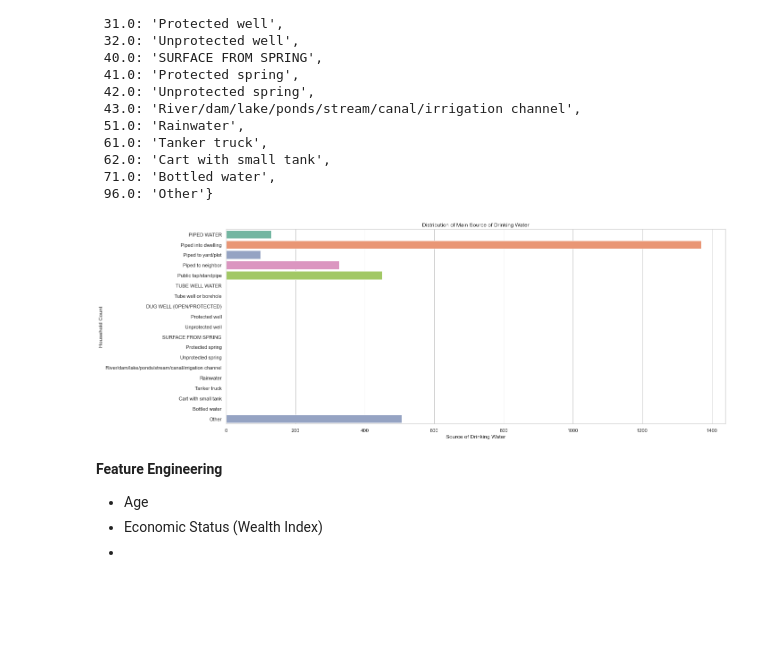
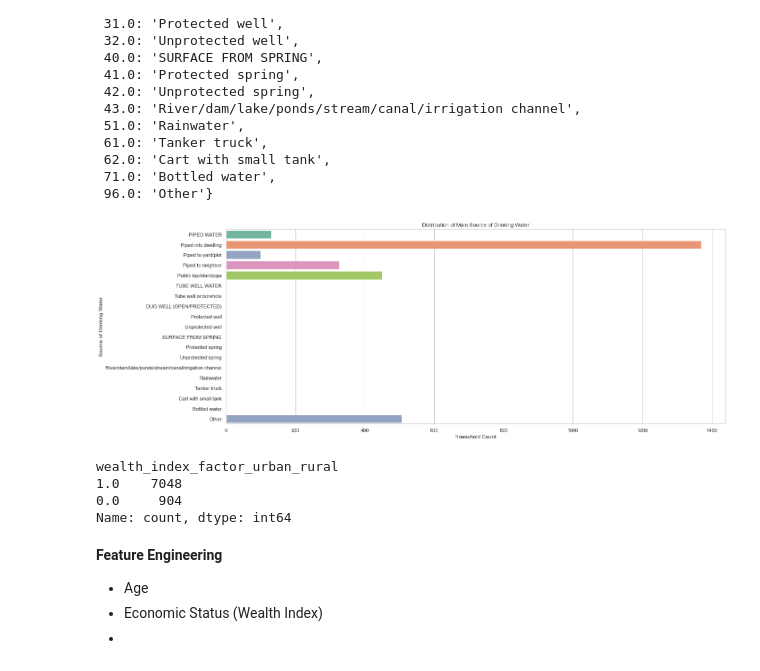
Before and after one commit to Dominic-Mu/dsc-phase-5-group-14-project, a Jupyter notebook: malaria_index.ipynb, the cells around one changed output. Cells and saved outputs as stored; diff of their text form; code cells hidden in the pictures; blank space fills up the shorter version.

```diff
--- a/malaria_index.ipynb
+++ b/malaria_index.ipynb
@@ -682,22 +771,22 @@ variable_label_water_source
 # %%
 # # Mapping the variable labels to the column
 household_water_source = df_cleaned['main_source_drink_water'].map(variable_label_water_source).reset_index()
 
 # Get all unique categories
 all_categories = variable_label_water_source.values()
 
 # Create a Series with all categories and counts, filling NaN with 0
 category_counts_all = df_cleaned['main_source_drink_water'].value_counts().reindex(all_categories, fill_value=0)
 
 # Set the style of seaborn
 sns.set(style="whitegrid")
 
 # Plotting the count plot
 plt.figure(figsize=(20, 8))
 sns.countplot(y='main_source_drink_water', data=household_water_source, order=category_counts_all.index, palette="Set2",)
 plt.title('Distribution of Main Source of Drinking Water', )
-plt.xlabel('Source of Drinking Water')
-plt.ylabel('Household Count')
+plt.ylabel('Source of Drinking Water')
+plt.xlabel('Household Count')
 plt.show()
 # %% [output]
-[figure, old version]
+[figure, new version]
@@ -703,0 +796,7 @@ plt.show()
+# %%
+df_cleaned['wealth_index_factor_urban_rural'].value_counts()
+# %% [output]
+wealth_index_factor_urban_rural
+1.0    7048
+0.0     904
+Name: count, dtype: int64
```
Also changed, not shown: parts of 17 cells of this notebook, 3 other files.
